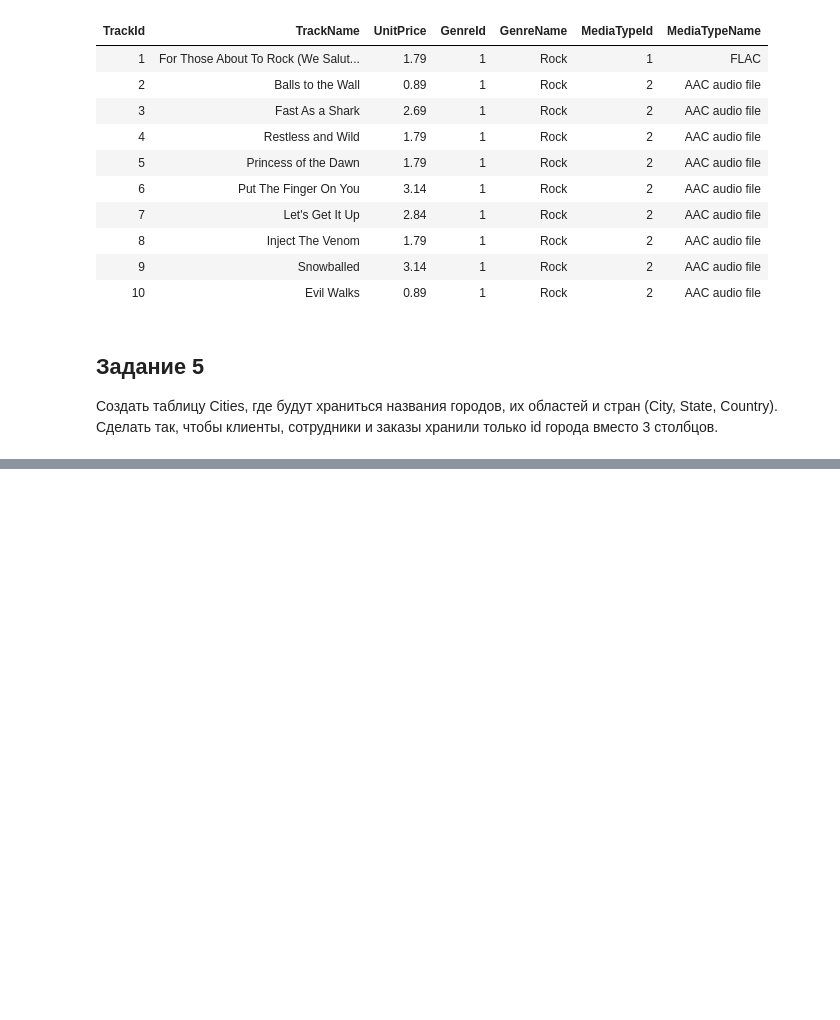
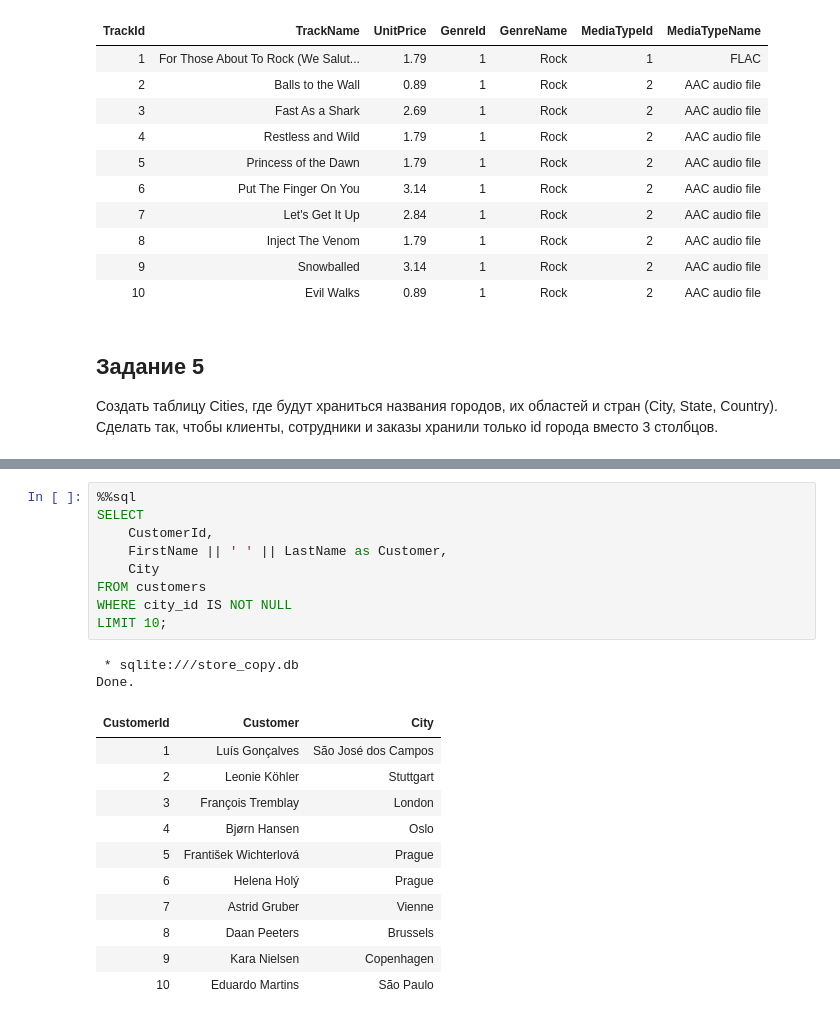
Before and after one commit to DianaR07/programming_tasks, a Jupyter notebook: Лабораторные/Лабораторная 4.ipynb, the cells around one changed output, grey strips where cells are left out. Saved outputs shown, nothing was run; the diff lists cells and outputs as text; blank space fills up the shorter version.

```diff
--- a/Лабораторные/Лабораторная 4.ipynb
+++ b/Лабораторные/Лабораторная 4.ipynb
@@ -248,0 +284,23 @@ ALTER TABLE customers ADD COLUMN city_id INTEGER;]
+# %%
+%%sql
+SELECT
+    CustomerId,
+    FirstName || ' ' || LastName as Customer,
+    City
+FROM customers
+WHERE city_id IS NOT NULL
+LIMIT 10;
+# %% [output]
+ * sqlite:///store_copy.db
+Done.
+| CustomerId | Customer | City |
+| 1 | Luís Gonçalves | São José dos Campos |
+| 2 | Leonie Köhler | Stuttgart |
+| 3 | François Tremblay | London |
+| 4 | Bjørn Hansen | Oslo |
+| 5 | František Wichterlová | Prague |
+| 6 | Helena Holý | Prague |
+| 7 | Astrid Gruber | Vienne |
+| 8 | Daan Peeters | Brussels |
+| 9 | Kara Nielsen | Copenhagen |
+| 10 | Eduardo Martins | São Paulo |
```
Also changed, not shown: parts of 7 cells of this notebook.
